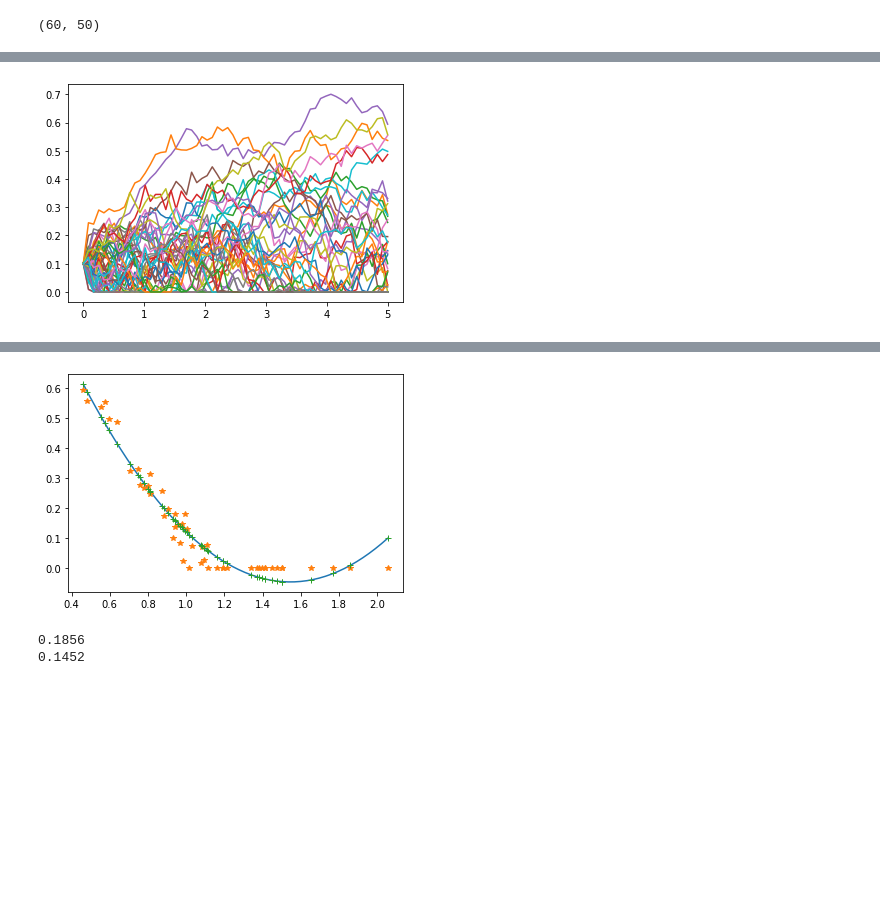
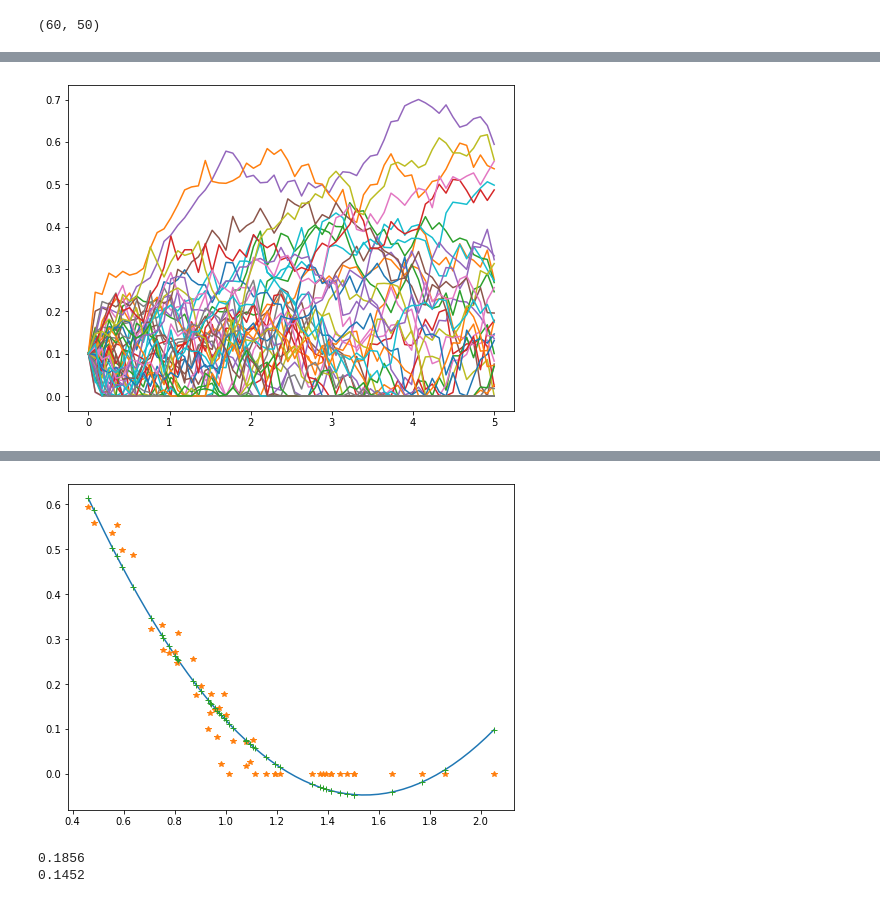
Before and after one commit to luphord/longstaff_schwartz, a Jupyter notebook: notebooks/Talk.ipynb, the cells around one changed output, grey strips where cells are left out. Cells and saved outputs as stored; diff of their text form; code cells hidden in the pictures; blank space fills up the shorter version.

Commit message:
specify figure size

```diff
--- a/notebooks/Talk.ipynb
+++ b/notebooks/Talk.ipynb
@@ -58,0 +55,2 @@ plot(t, X);
+# %%
+figsize = (8, 6)
@@ -60,9 +63,10 @@ plot(t, X);
 def exercise_value(s):
     return np.maximum(1.1 - s, 0)
 # %%
-plot(t, exercise_value(X));
+plt.figure(figsize=figsize)
+plt.plot(t, exercise_value(X));
 # %% [output]
-[figure, old version]
+[figure, new version]
 # %%
 def fit(x, y):
     return Polynomial.fit(x, y, 2)
@@ -73,11 +77,12 @@ p
 $x \mapsto \text{-0.0006033512009475456} - \text{0.256951952479495}\,\left(\text{-1.5794662554627295} + \text{1.256102748245676}x\right) + \text{0.3561339228028093}\,\left(\text{-1.5794662554627295} + \text{1.256102748245676}x\right)^{2}$
 # %%
 _x = np.linspace(np.min(X[-2, :]), np.max(X[-2, :]))
-plot(_x, p(_x));
-plot(X[-2, :], exercise_value(X[-1, :]), '*');
-plot(X[-2, :], p(X[-2, :]), '+');
+plt.figure(figsize=figsize)
+plt.plot(_x, p(_x));
+plt.plot(X[-2, :], exercise_value(X[-1, :]), '*');
+plt.plot(X[-2, :], p(X[-2, :]), '+');
 # %% [output]
-[figure, old version]
+[figure, new version]
 # %%
 cashflow = exercise_value(X[-1, :])
 for i in reversed(range(1, X.shape[0] - 1)):
```
Also changed, not shown: parts of 3 cells of this notebook.
